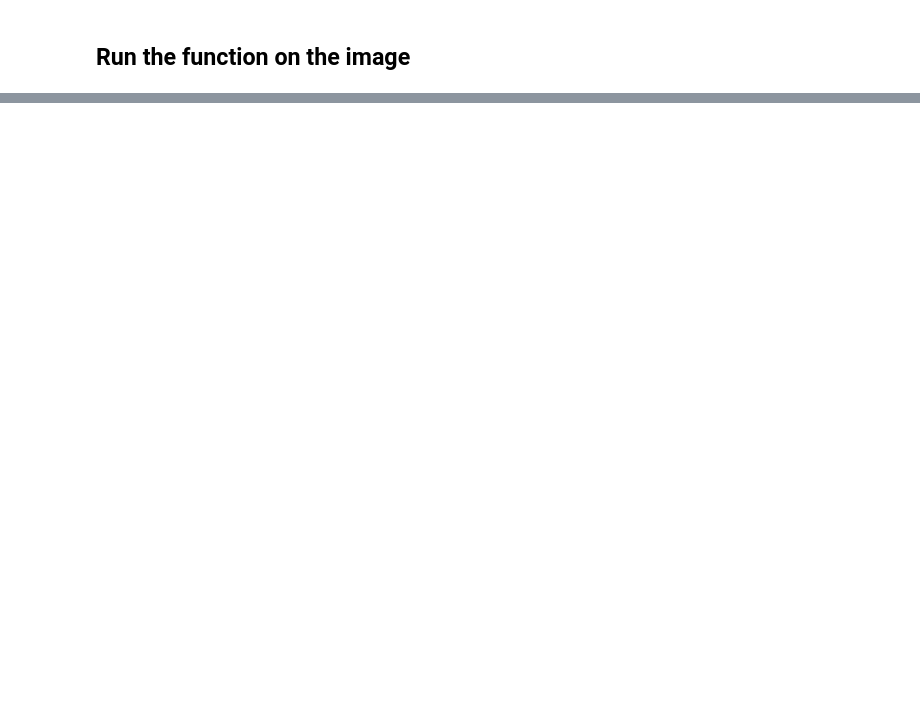
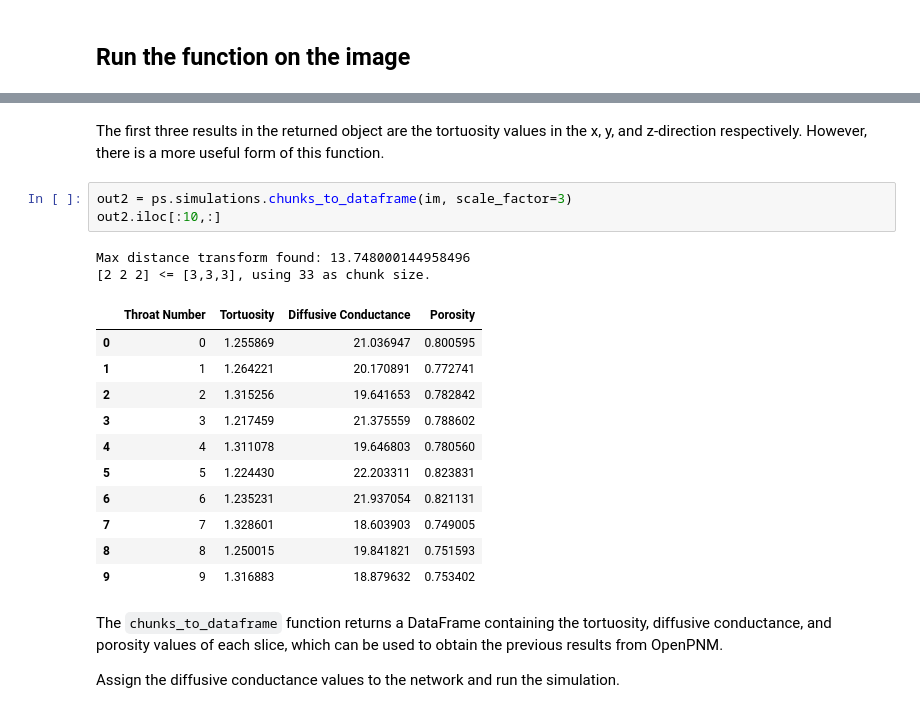
Before and after one commit to rickyfann/porespy, a Jupyter notebook: examples/simulations/tutorials/using_tortuosity_gdd.ipynb, the cells around one changed output, grey strips where cells are left out. Drawn from its saved outputs; the diff is of its cells as text; blank space fills up the shorter version.

```diff
--- a/examples/simulations/tutorials/using_tortuosity_gdd.ipynb
+++ b/examples/simulations/tutorials/using_tortuosity_gdd.ipynb
@@ -20,0 +28,23 @@ out = ps.tortuosity
+# %% [markdown]
+The first three results in the returned object are the tortuosity values in the x, y, and z-direction respectively. However, there is a more useful form of this function.
+# %%
+out2 = ps.simulations.chunks_to_dataframe(im, scale_factor=3)
+out2.iloc[:10,:]
+# %% [output]
+Max distance transform found: 13.748000144958496
+[2 2 2] <= [3,3,3], using 33 as chunk size.
+|  | Throat Number | Tortuosity | Diffusive Conductance | Porosity |
+| 0 | 0 | 1.255869 | 21.036947 | 0.800595 |
+| 1 | 1 | 1.264221 | 20.170891 | 0.772741 |
+| 2 | 2 | 1.315256 | 19.641653 | 0.782842 |
+| 3 | 3 | 1.217459 | 21.375559 | 0.788602 |
+| 4 | 4 | 1.311078 | 19.646803 | 0.780560 |
+| 5 | 5 | 1.224430 | 22.203311 | 0.823831 |
+| 6 | 6 | 1.235231 | 21.937054 | 0.821131 |
+| 7 | 7 | 1.328601 | 18.603903 | 0.749005 |
+| 8 | 8 | 1.250015 | 19.841821 | 0.751593 |
+| 9 | 9 | 1.316883 | 18.879632 | 0.753402 |
+# %% [markdown]
+The ``chunks_to_dataframe`` function returns a DataFrame containing the tortuosity, diffusive conductance, and porosity values of each slice, which can be used to obtain the previous results from OpenPNM.
+
+Assign the diffusive conductance values to the network and run the simulation.
```
Also changed, not shown: parts of 9 cells of this notebook.
